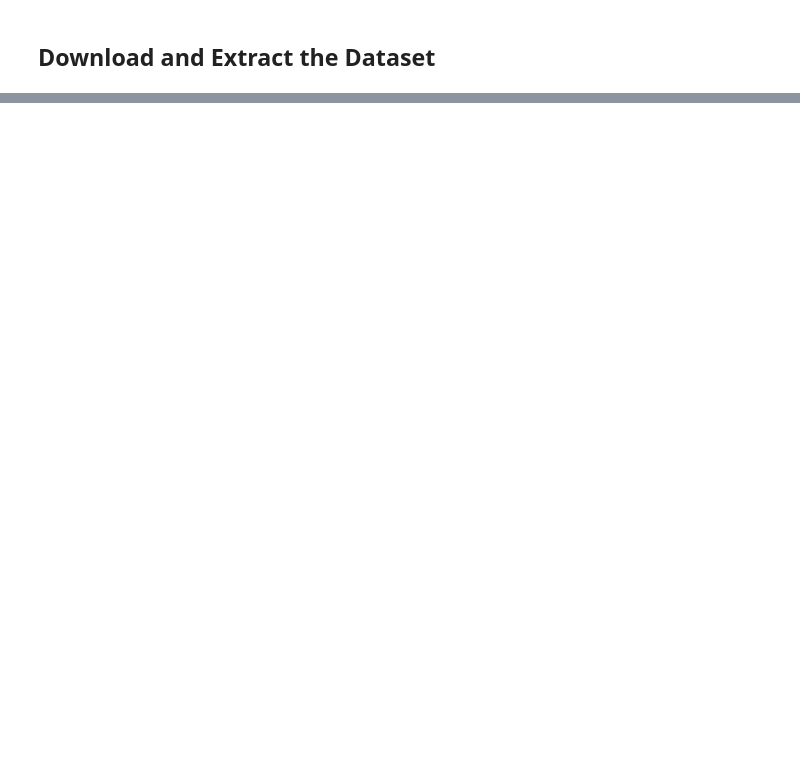
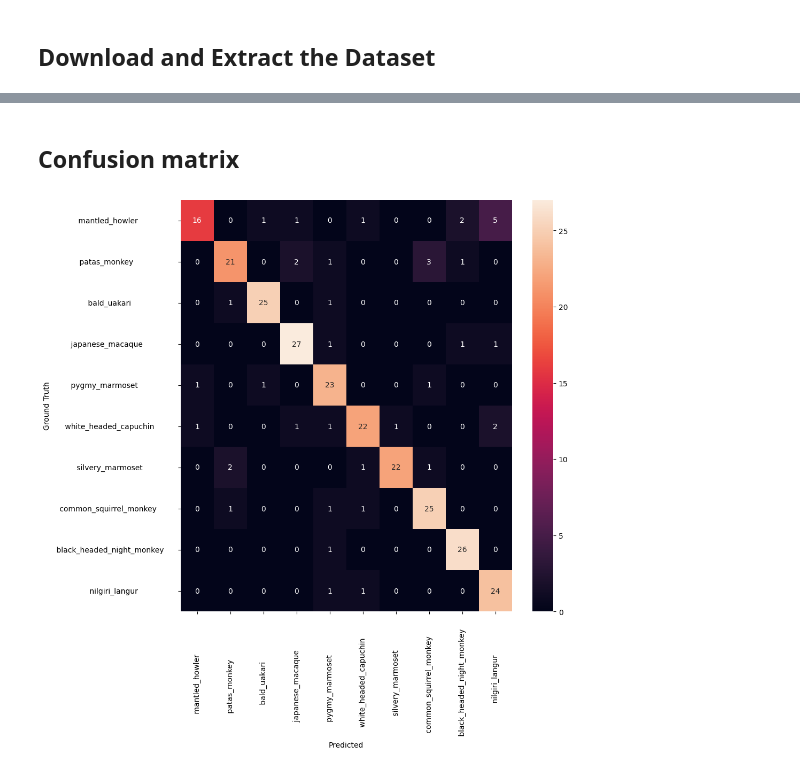
Before and after one commit to Jaiaaryan/CV_using_DL, a Jupyter notebook: 4_CNN_for_classification.ipynb, the cells around one changed output, grey strips where cells are left out. Saved outputs shown, nothing was run; the diff lists cells and outputs as text; code cells hidden in the pictures; blank space fills up the shorter version.

```diff
--- a/4_CNN_for_classification.ipynb
+++ b/4_CNN_for_classification.ipynb
@@ -53,0 +479,27 @@ set_seed()
+# %%
+def prediction(model, loader):
+    model.eval()
+    model.to(DEVICE)
+
+    all_preds, all_pred_prob = [], []
+    all_images, all_labels = [], []
+
+    for images, labels in tqdm(loader, desc="Predicting"):
+        images, labels = images.to(DEVICE), labels.to(DEVICE)
+        with torch.inference_mode():
+            outputs = model(images)
+
+        prob = F.softmax(outputs, dim=1)
+        pred_prob, predicted_index = torch.max(prob, dim=1)
+
+        all_images.append(images.cpu())
+        all_labels.append(labels.cpu())
+        all_preds.append(predicted_index.cpu())
+        all_pred_prob.append(pred_prob.cpu())
+
+    return (
+        torch.cat(all_images).numpy(),
+        torch.cat(all_labels).numpy(),
+        torch.cat(all_preds).numpy(),
+        torch.cat(all_pred_prob).numpy()
+    )
@@ -53,0 +538,11 @@ set_seed()
+# %% [markdown]
+## Confusion matrix
+# %%
+cm = confusion_matrix(val_gt_labels, val_preds)
+plt.figure(figsize=(10,10))
+sn.heatmap(cm, annot=True, fmt="d", xticklabels=monkey_name, yticklabels=monkey_name)
+plt.xlabel("Predicted")
+plt.ylabel("Ground Truth")
+plt.show()
+# %% [output]
+[figure, added]
```
Also changed, not shown: parts of 35 cells of this notebook, 2 other files.
